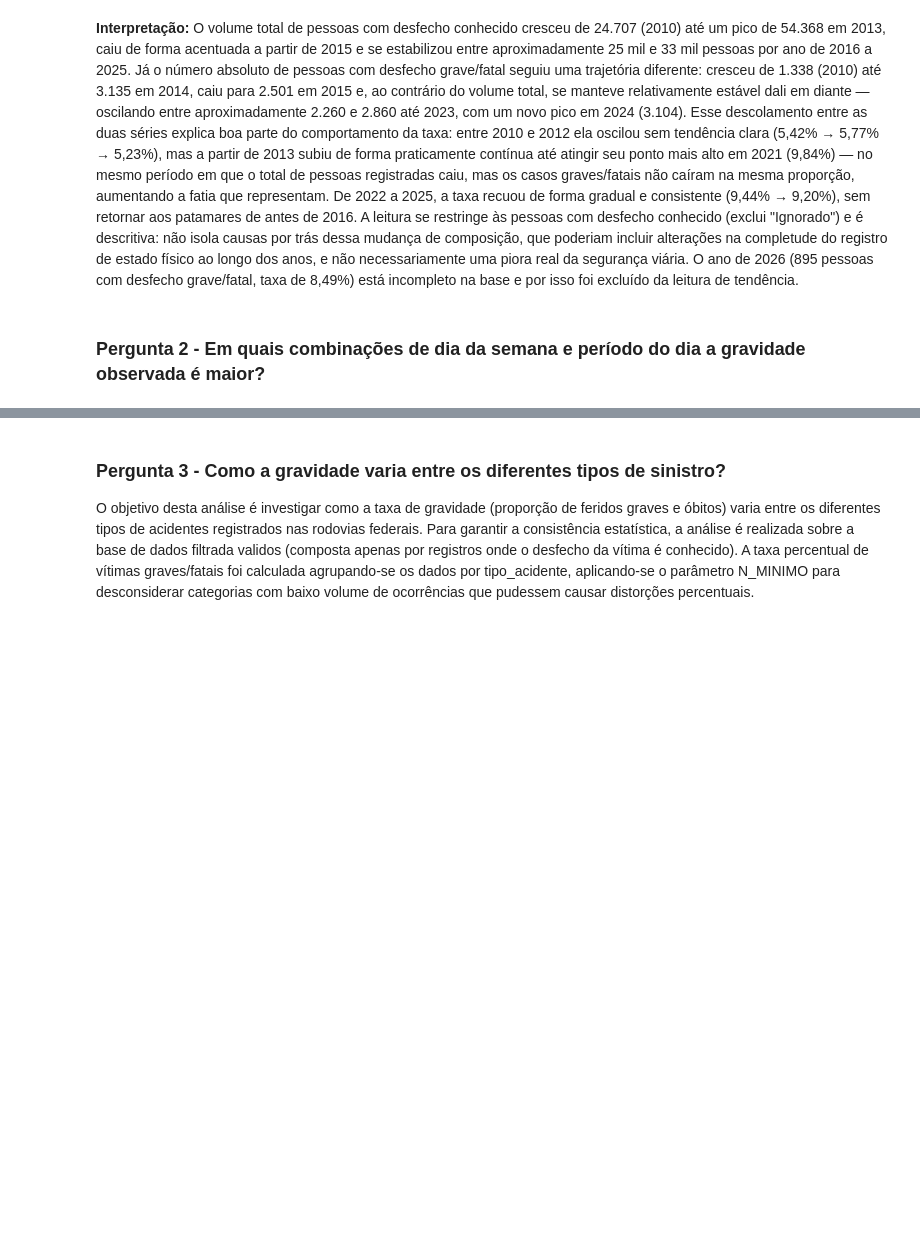
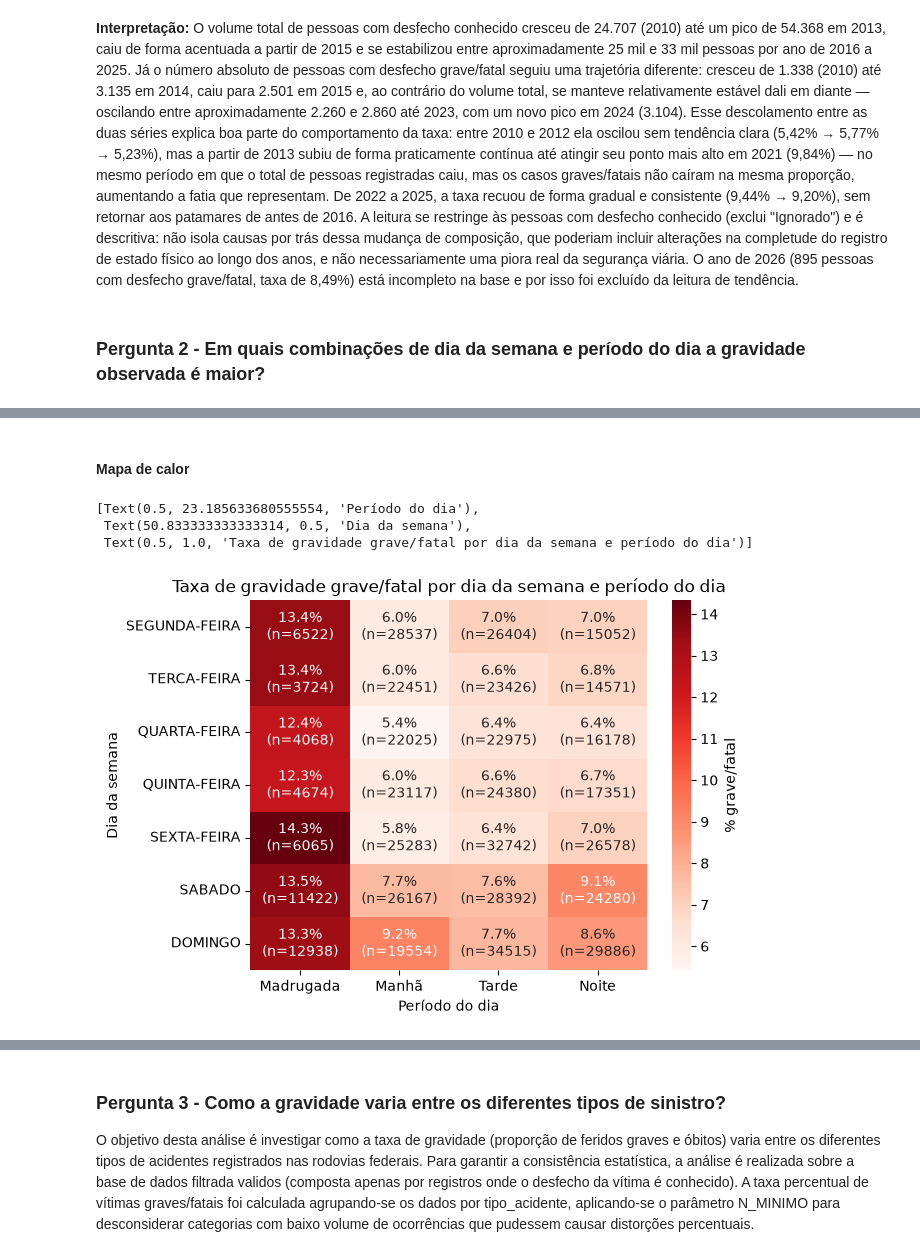
Before and after one commit to ju-caju/analise-seguranca-veicular-prf, a Jupyter notebook: notebooks/relatorio-final.ipynb, the cells around one changed output, grey strips where cells are left out. Cells and saved outputs as stored; diff of their text form; code cells hidden in the pictures; blank space fills up the shorter version.

```diff
--- a/notebooks/relatorio-final.ipynb
+++ b/notebooks/relatorio-final.ipynb
@@ -469,0 +474,15 @@ tendência.
+# %%
+gravidade_dia_periodo = (
+    validos
+    .groupby(["dia_semana", "periodo_dia"])["grave_fatal"]
+    .agg(n_pessoas="size", n_grave_fatal="sum")
+    .reset_index()
+)
+
+gravidade_dia_periodo["taxa_grave_fatal"] = (
+    gravidade_dia_periodo["n_grave_fatal"] / gravidade_dia_periodo["n_pessoas"] * 100
+)
+
+gravidade_dia_periodo = gravidade_dia_periodo[gravidade_dia_periodo["n_pessoas"] >= N_MINIMO]
+
+gravidade_dia_periodo
@@ -469,0 +507,29 @@ tendência.
+# %% [markdown]
+#### Mapa de calor
+# %%
+ORDEM_DIAS = ["SEGUNDA-FEIRA", "TERCA-FEIRA", "QUARTA-FEIRA", "QUINTA-FEIRA",
+              "SEXTA-FEIRA", "SABADO", "DOMINGO"]
+ORDEM_PERIODOS = ["Madrugada", "Manhã", "Tarde", "Noite"]
+
+tabela_taxa = gravidade_dia_periodo.pivot(
+    index="dia_semana", columns="periodo_dia", values="taxa_grave_fatal"
+).reindex(index=ORDEM_DIAS, columns=ORDEM_PERIODOS)
+
+tabela_n = gravidade_dia_periodo.pivot(
+    index="dia_semana", columns="periodo_dia", values="n_pessoas"
+).reindex(index=ORDEM_DIAS, columns=ORDEM_PERIODOS)
+
+# monta o texto de cada célula: "8.5%\n(n=1234)"
+anotacoes = tabela_taxa.round(1).astype(str) + "%\n(n=" + tabela_n.astype("Int64").astype(str) + ")"
+
+ax = sns.heatmap(
+    tabela_taxa, annot=anotacoes, fmt="", cmap="Reds",
+    cbar_kws={"label": "% grave/fatal"},
+)
+ax.set(xlabel="Período do dia", ylabel="Dia da semana",
+       title="Taxa de gravidade grave/fatal por dia da semana e período do dia")
+# %% [output]
+[Text(0.5, 23.185633680555554, 'Período do dia'),
+ Text(50.833333333333314, 0.5, 'Dia da semana'),
+ Text(0.5, 1.0, 'Taxa de gravidade grave/fatal por dia da semana e período do dia')]
+[figure, added]
```
Also changed, not shown: parts of 5 cells of this notebook.
